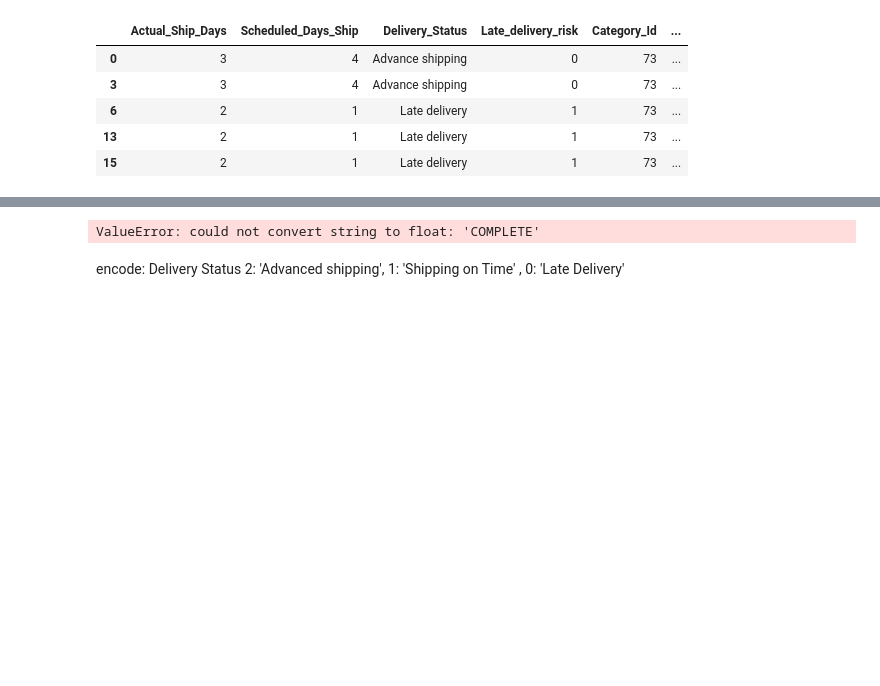
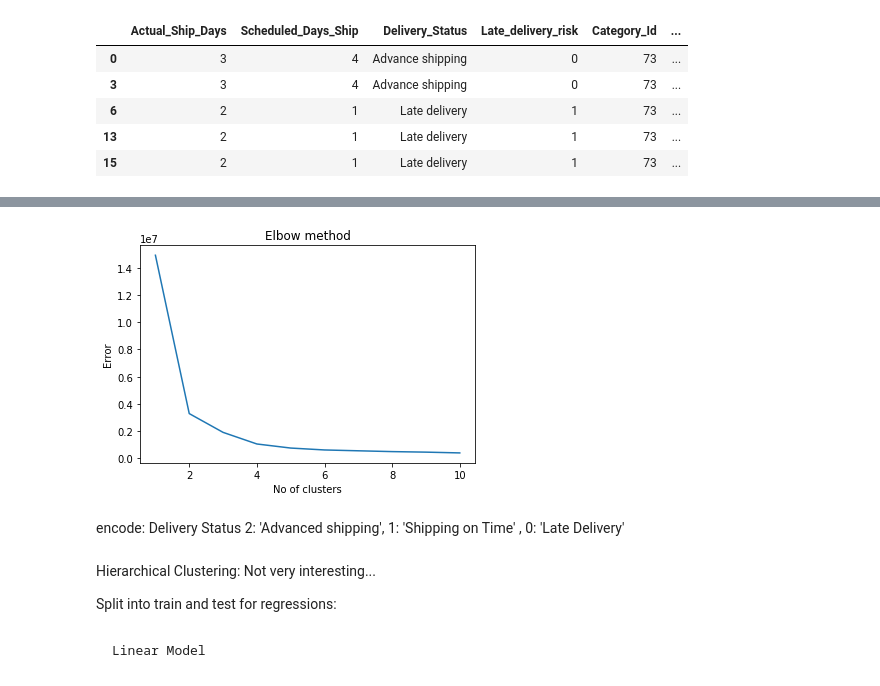
Before and after one commit to jadeal147/Big_Mart_Data, a Jupyter notebook: Big_Data_Mart_EDA.ipynb, the cells around one changed output, grey strips where cells are left out. Saved outputs shown, nothing was run; the diff lists cells and outputs as text; code cells hidden in the pictures; blank space fills up the shorter version.

```diff
--- a/Big_Data_Mart_EDA.ipynb
+++ b/Big_Data_Mart_EDA.ipynb
@@ -155,6 +155,6 @@ df_late.head()
 | 13 | 2 | 1 | Late delivery | 1 | 73 | ... |
 | 15 | 2 | 1 | Late delivery | 1 | 73 | ... |
 # %%
-df_ready = pd.get_dummies(data = df_late, columns = ['Order_Region'], drop_first = True, prefix_sep = "OrdReg")
+df_ready = pd.get_dummies(data = df_late, columns = ['Order_Region'], drop_first = True)
 # %%
 df_ready.drop(['Delivery_Status'], axis = 1)
@@ -170,4 +219,7 @@ df_ready.head()
 # %%
+np.set_printoptions(threshold=100)
 from sklearn.cluster import KMeans
-x = df_ready.drop(['Customer_State','Order_Country','Order_Status','Delivery_Status', 'Category_Name','Order_City','Customer_Zipcode'], axis = 1).values
+X = df_ready.drop(['Category_Name', 'Customer_State',
+       'Customer_Zipcode', 'Order_City', 'Order_Country', 'Order_State',
+       'Shipping_Mode', 'Order_Status','Delivery_Status'], axis = 1).values
 y = df_ready['Delivery_Coded']
@@ -176,16 +240,20 @@ KeyError: 'Delivery_Coded'
 # %%
 Error =[]
 for i in range(1, 11):
-    kmeans = KMeans(n_clusters = i).fit(x)
-    kmeans.fit(x)
+    kmeans = KMeans(n_clusters = i)
+    kmeans.fit(X)
     Error.append(kmeans.inertia_)
 import matplotlib.pyplot as plt
 plt.plot(range(1, 11), Error)
 plt.title('Elbow method')
 plt.xlabel('No of clusters')
 plt.ylabel('Error')
 plt.show()
 # %% [output]
-ValueError: could not convert string to float: 'COMPLETE'
+[figure, added]
 # %% [markdown]
 encode: Delivery Status   2: 'Advanced shipping',  1: 'Shipping on Time' , 0: 'Late Delivery'
+# %% [markdown]
+Hierarchical Clustering: Not very interesting...
+
+Split into train and test for regressions:
@@ -191,0 +269,2 @@ encode: Delivery Status   2: 'Advanced shipping',  1: 'Shipping on Time' , 0: 'L
+# %% [markdown]
+    Linear Model
```
Also changed, not shown: parts of 11 cells of this notebook.
